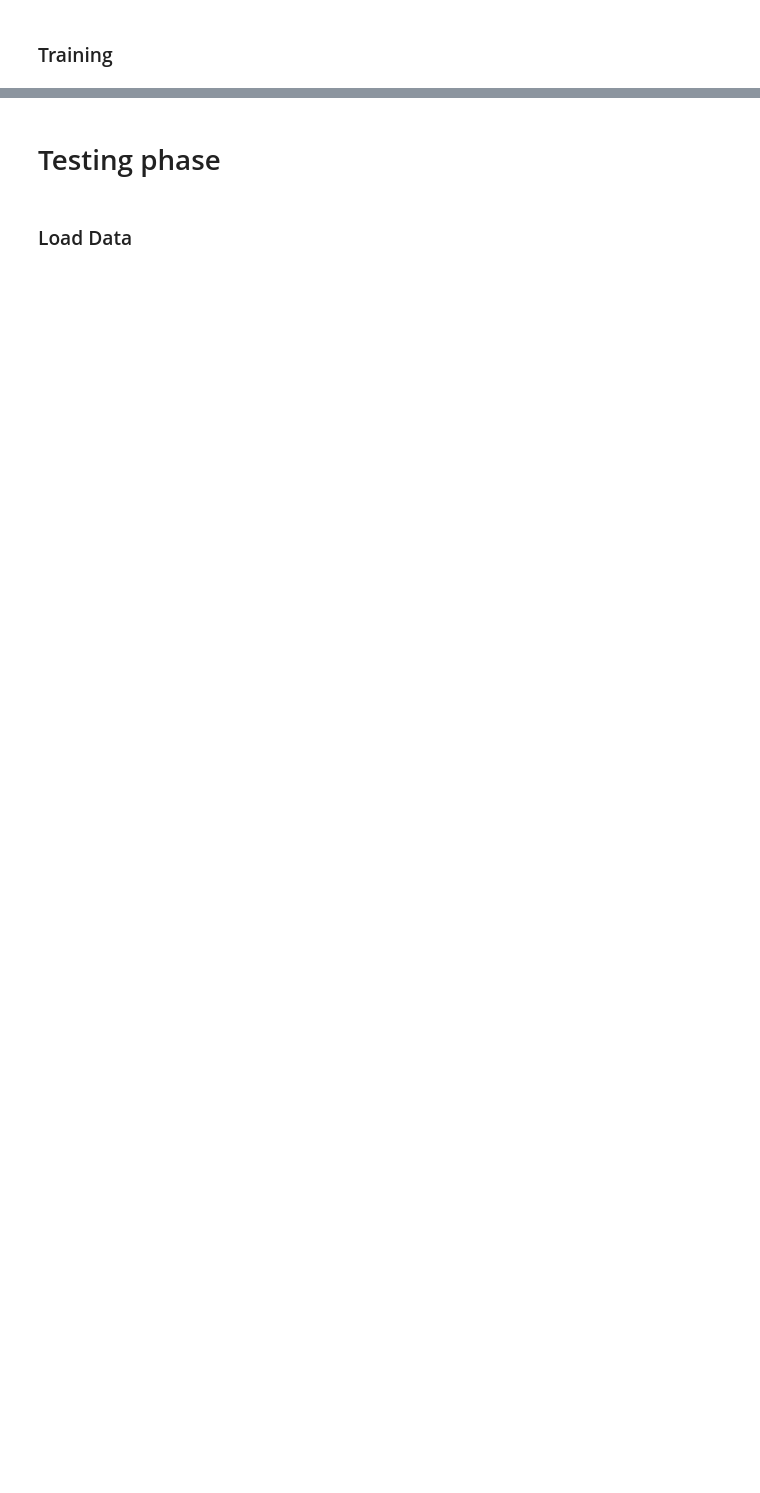
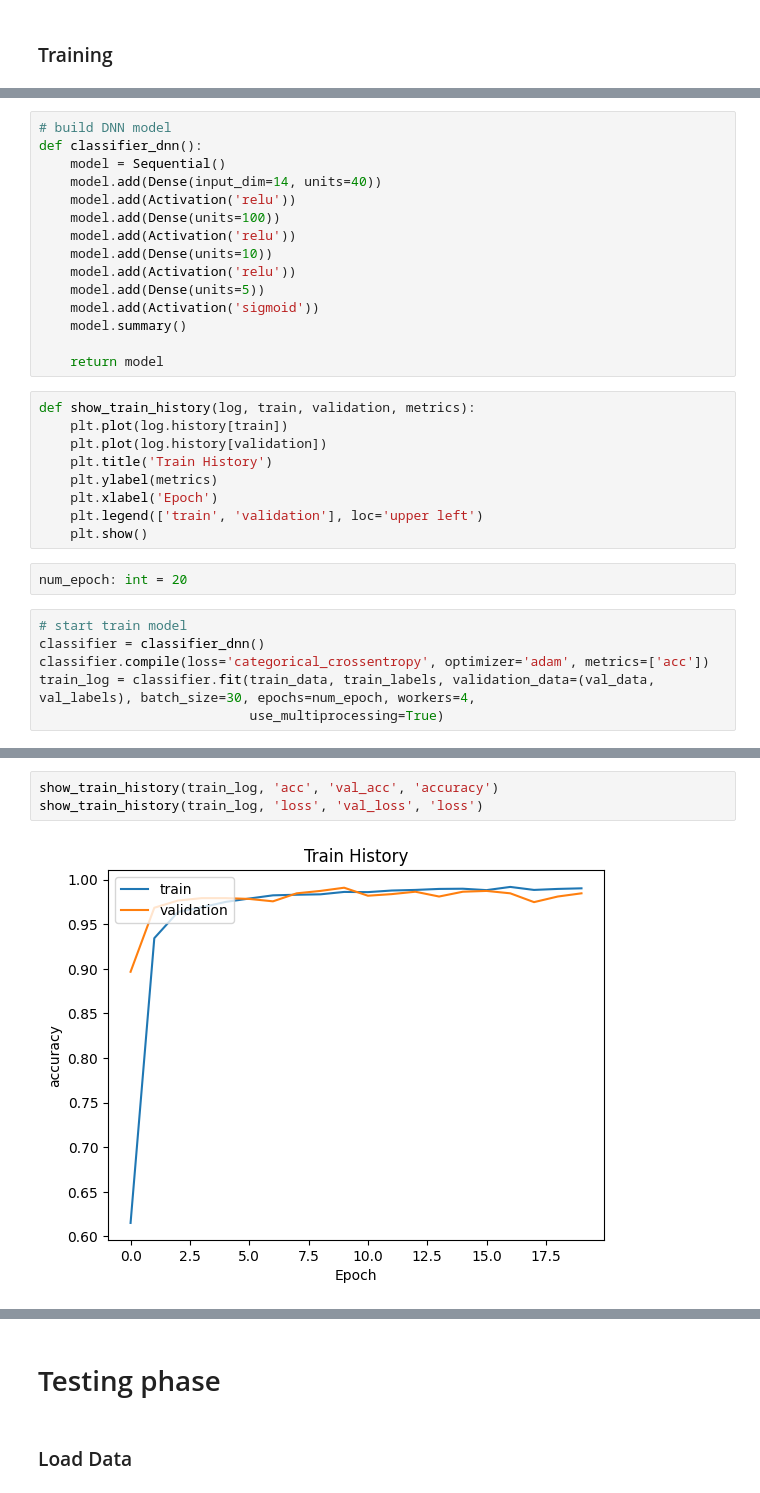
Before and after one commit to hermeschen1116/ncu-course, a Jupyter notebook: ML-HW6/main.ipynb, the cells around one changed output, grey strips where cells are left out. Cells and saved outputs as stored; diff of their text form; blank space fills up the shorter version.

```diff
--- a/ML-HW6/main.ipynb
+++ b/ML-HW6/main.ipynb
@@ -35,0 +96,32 @@ train_data.drop('created_time', axis=1, inplace=True)
+# %%
+# build DNN model
+def classifier_dnn():
+	model = Sequential()
+	model.add(Dense(input_dim=14, units=40))
+	model.add(Activation('relu'))
+	model.add(Dense(units=100))
+	model.add(Activation('relu'))
+	model.add(Dense(units=10))
+	model.add(Activation('relu'))
+	model.add(Dense(units=5))
+	model.add(Activation('sigmoid'))
+	model.summary()
+
+	return model
+# %%
+def show_train_history(log, train, validation, metrics):
+	plt.plot(log.history[train])
+	plt.plot(log.history[validation])
+	plt.title('Train History')
+	plt.ylabel(metrics)
+	plt.xlabel('Epoch')
+	plt.legend(['train', 'validation'], loc='upper left')
+	plt.show()
+# %%
+num_epoch: int = 20
+# %%
+# start train model
+classifier = classifier_dnn()
+classifier.compile(loss='categorical_crossentropy', optimizer='adam', metrics=['acc'])
+train_log = classifier.fit(train_data, train_labels, validation_data=(val_data, val_labels), batch_size=30, epochs=num_epoch, workers=4,
+						   use_multiprocessing=True)
@@ -35,0 +146,5 @@ train_data.drop('created_time', axis=1, inplace=True)
+# %%
+show_train_history(train_log, 'acc', 'val_acc', 'accuracy')
+show_train_history(train_log, 'loss', 'val_loss', 'loss')
+# %% [output]
+[figure, added]
```
Also changed, not shown: parts of 22 cells of this notebook, 1 other file.
